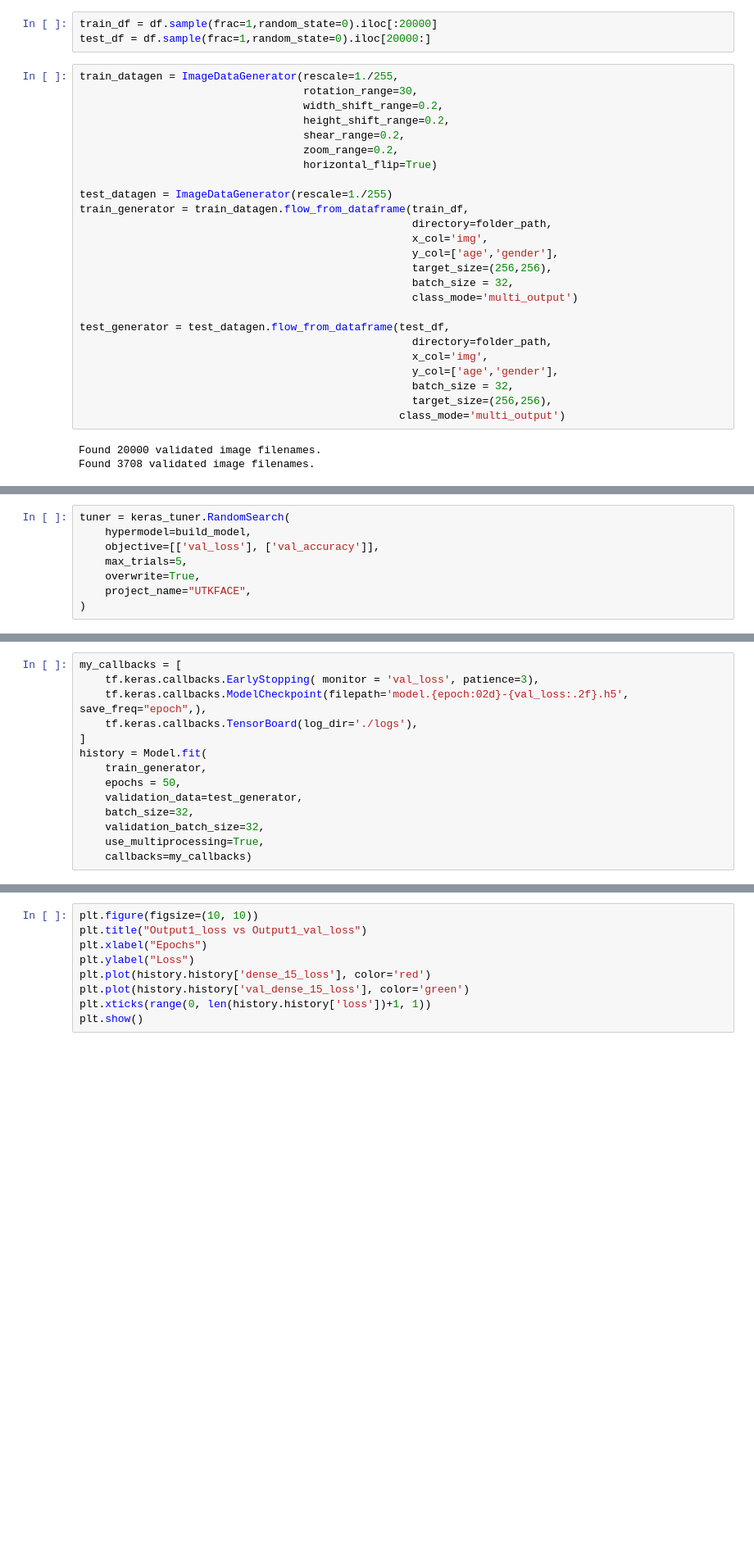
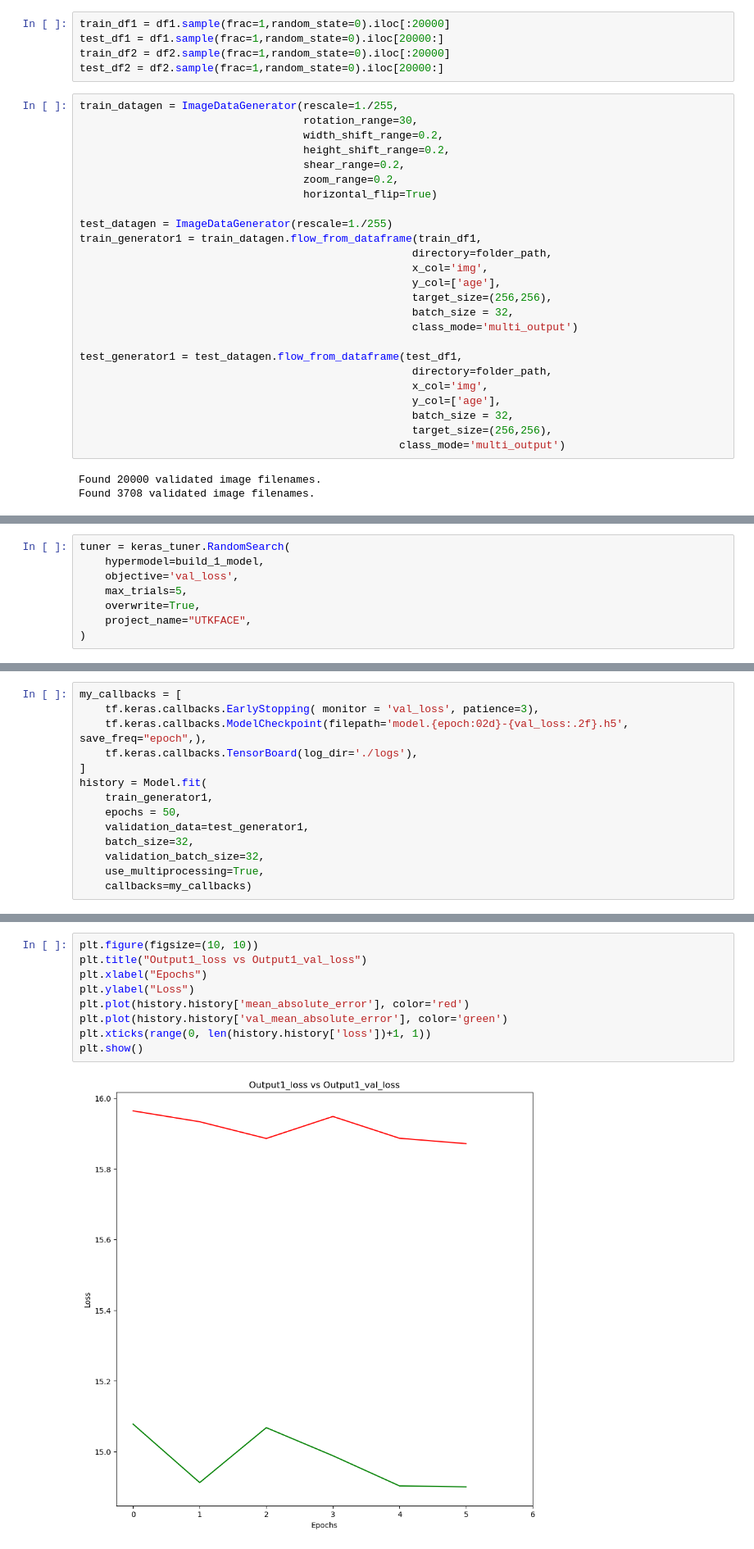
Before and after one commit to TIPatle/UTKFace-Kaggle, a Jupyter notebook: UTKfaceModelv2.ipynb, the cells around one changed output, grey strips where cells are left out. Shown at 82% size. Drawn from its saved outputs; the diff is of its cells as text; blank space fills up the shorter version.

Commit message:
Kaggle Notebook | UTKFaceSimpleModel | Version 3

```diff
--- a/UTKfaceModelv2.ipynb
+++ b/UTKfaceModelv2.ipynb
@@ -53,6 +63,8 @@ df.head()
 # %%
-train_df = df.sample(frac=1,random_state=0).iloc[:20000]
-test_df = df.sample(frac=1,random_state=0).iloc[20000:]
+train_df1 = df1.sample(frac=1,random_state=0).iloc[:20000]
+test_df1 = df1.sample(frac=1,random_state=0).iloc[20000:]
+train_df2 = df2.sample(frac=1,random_state=0).iloc[:20000]
+test_df2 = df2.sample(frac=1,random_state=0).iloc[20000:]
 # %%
 train_datagen = ImageDataGenerator(rescale=1./255,
                                    rotation_range=30,
@@ -63,18 +75,18 @@ train_datagen = ImageDataGenerator(rescale=1./255,
                                    horizontal_flip=True)
 
 test_datagen = ImageDataGenerator(rescale=1./255)
-train_generator = train_datagen.flow_from_dataframe(train_df,
+train_generator1 = train_datagen.flow_from_dataframe(train_df1,
                                                     directory=folder_path,
                                                     x_col='img',
-                                                    y_col=['age','gender'],
+                                                    y_col=['age'],
                                                     target_size=(256,256),
                                                     batch_size = 32,
                                                     class_mode='multi_output')
 
-test_generator = test_datagen.flow_from_dataframe(test_df,
+test_generator1 = test_datagen.flow_from_dataframe(test_df1,
                                                     directory=folder_path,
                                                     x_col='img',
-                                                    y_col=['age','gender'],
+                                                    y_col=['age'],
                                                     batch_size = 32,
                                                     target_size=(256,256),
                                                   class_mode='multi_output')
@@ -173,7 +348,7 @@ def build_model(hp):
 # %%
 tuner = keras_tuner.RandomSearch(
-    hypermodel=build_model,
-    objective=[['val_loss'], ['val_accuracy']],
+    hypermodel=build_1_model,
+    objective='val_loss',
     max_trials=5,
     overwrite=True,
     project_name="UTKFACE",
@@ -290,9 +376,9 @@ my_callbacks = [
     tf.keras.callbacks.TensorBoard(log_dir='./logs'),
 ]
 history = Model.fit(
-    train_generator,
+    train_generator1,
     epochs = 50,
-    validation_data=test_generator,
+    validation_data=test_generator1,
     batch_size=32,
     validation_batch_size=32,
     use_multiprocessing=True,
@@ -310,9 +421,11 @@ plt.show()
 # %%
 plt.figure(figsize=(10, 10))
 plt.title("Output1_loss vs Output1_val_loss")
 plt.xlabel("Epochs")
 plt.ylabel("Loss")
-plt.plot(history.history['dense_15_loss'], color='red')
-plt.plot(history.history['val_dense_15_loss'], color='green')
+plt.plot(history.history['mean_absolute_error'], color='red')
+plt.plot(history.history['val_mean_absolute_error'], color='green')
 plt.xticks(range(0, len(history.history['loss'])+1, 1))
 plt.show()
+# %% [output]
+[figure, added]
```
Also changed, not shown: parts of 18 cells of this notebook.
